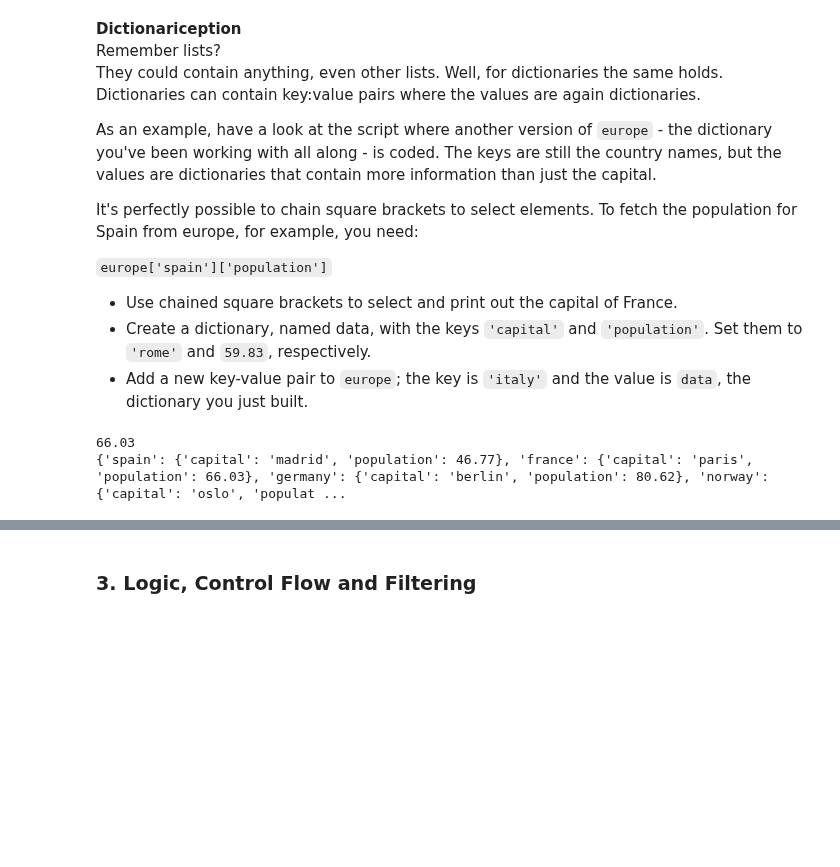
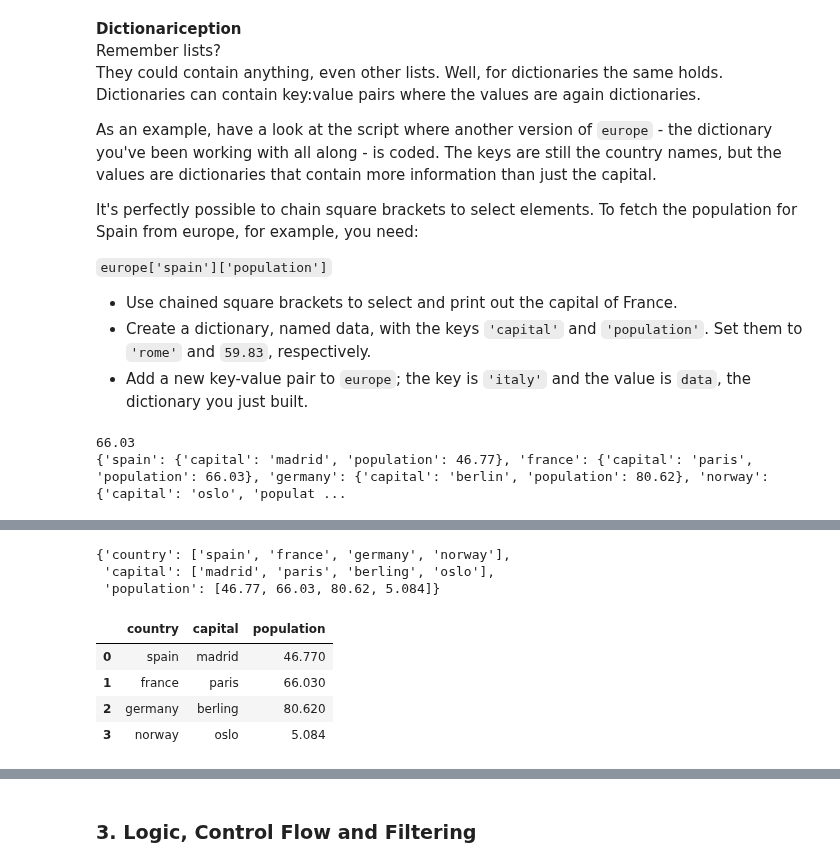
Before and after one commit to flyin01/dc, a Jupyter notebook: Intermediate_python.ipynb, the cells around one changed output, grey strips where cells are left out. Drawn from its saved outputs; the diff is of its cells as text; code cells hidden in the pictures; blank space fills up the shorter version.

```diff
--- a/Intermediate_python.ipynb
+++ b/Intermediate_python.ipynb
@@ -1115,0 +1133,22 @@ TBD
+# %%
+dict = {
+    "country":['spain','france','germany','norway'],
+    "capital":['madrid','paris','berling','oslo'],
+    "population":[46.77,66.03,80.62,5.084]
+}
+dict
+# %% [output]
+{'country': ['spain', 'france', 'germany', 'norway'],
+ 'capital': ['madrid', 'paris', 'berling', 'oslo'],
+ 'population': [46.77, 66.03, 80.62, 5.084]}
+# %%
+import pandas as pd
+
+brics = pd.DataFrame(dict)
+brics
+# %% [output]
+|  | country | capital | population |
+| 0 | spain | madrid | 46.770 |
+| 1 | france | paris | 66.030 |
+| 2 | germany | berling | 80.620 |
+| 3 | norway | oslo | 5.084 |
```
Also changed, not shown: parts of 15 cells of this notebook.
